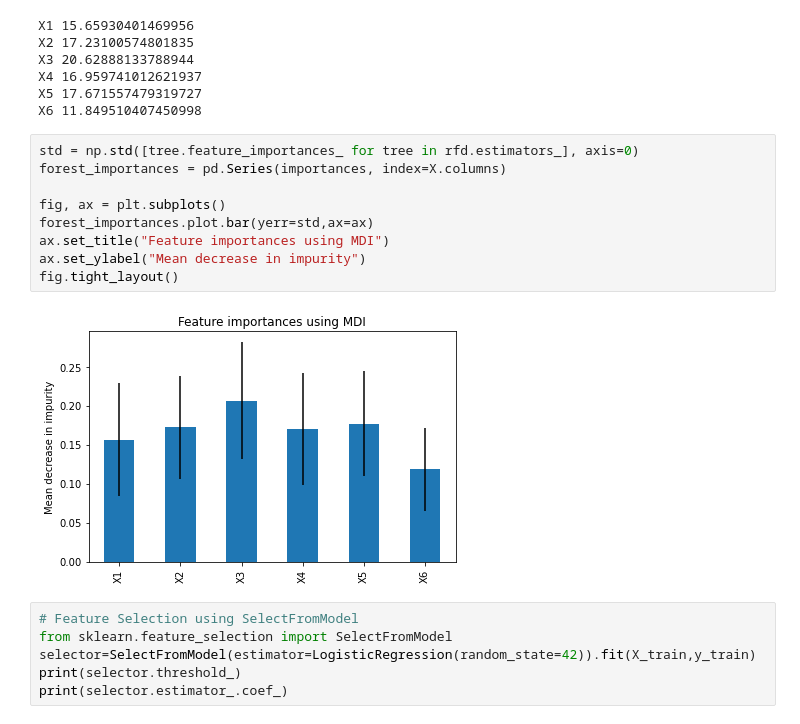
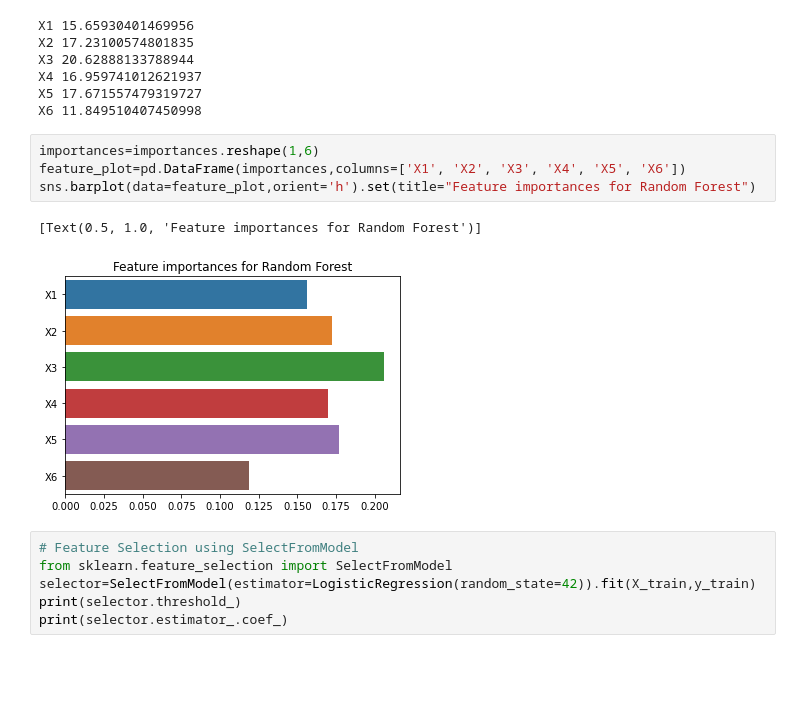
Before and after one commit to pchopalli/prashant, a Jupyter notebook: notebooks/happycustomers/1_prashant_happy_customer.ipynb, the cells around one changed output. Drawn from its saved outputs; the diff is of its cells as text; blank space fills up the shorter version.

Commit message:
Add files via upload
Added ROC curves line, changed Feature importance plot and added content to Conclusion section

```diff
--- a/notebooks/happycustomers/1_prashant_happy_customer.ipynb
+++ b/notebooks/happycustomers/1_prashant_happy_customer.ipynb
@@ -244,16 +191,12 @@ X4 16.959741012621937
 X5 17.671557479319727
 X6 11.849510407450998
 # %%
-std = np.std([tree.feature_importances_ for tree in rfd.estimators_], axis=0)
-forest_importances = pd.Series(importances, index=X.columns)
-
-fig, ax = plt.subplots()
-forest_importances.plot.bar(yerr=std,ax=ax)
-ax.set_title("Feature importances using MDI")
-ax.set_ylabel("Mean decrease in impurity")
-fig.tight_layout()
+importances=importances.reshape(1,6)
+feature_plot=pd.DataFrame(importances,columns=['X1', 'X2', 'X3', 'X4', 'X5', 'X6'])
+sns.barplot(data=feature_plot,orient='h').set(title="Feature importances for Random Forest")
 # %% [output]
+[Text(0.5, 1.0, 'Feature importances for Random Forest')]
-[figure, old version]
+[figure, new version]
 # %%
 # Feature Selection using SelectFromModel
 from sklearn.feature_selection import SelectFromModel
```
Also changed, not shown: parts of 10 cells of this notebook.
